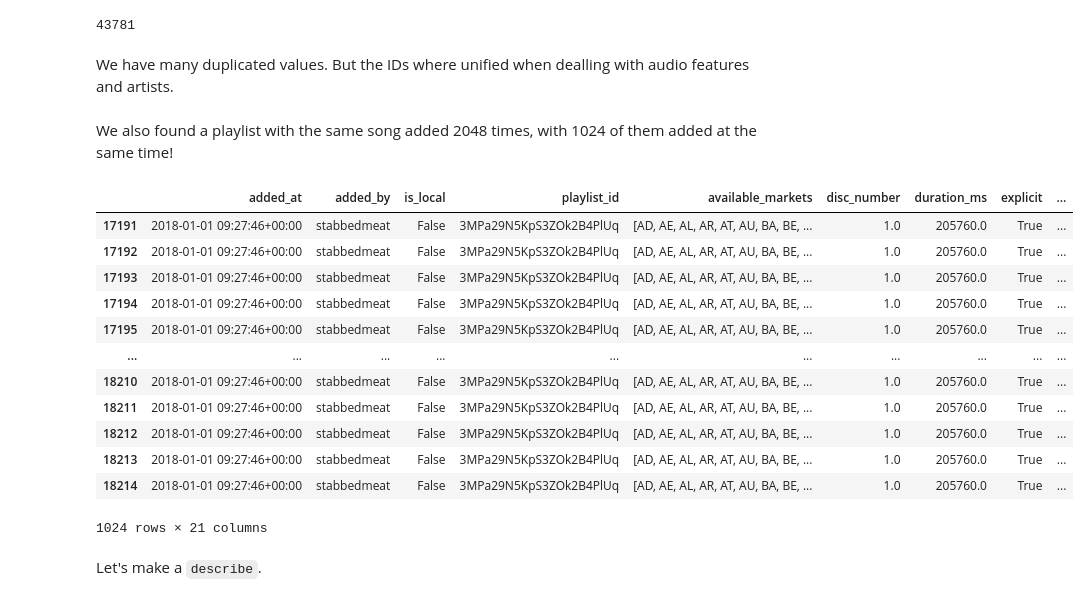
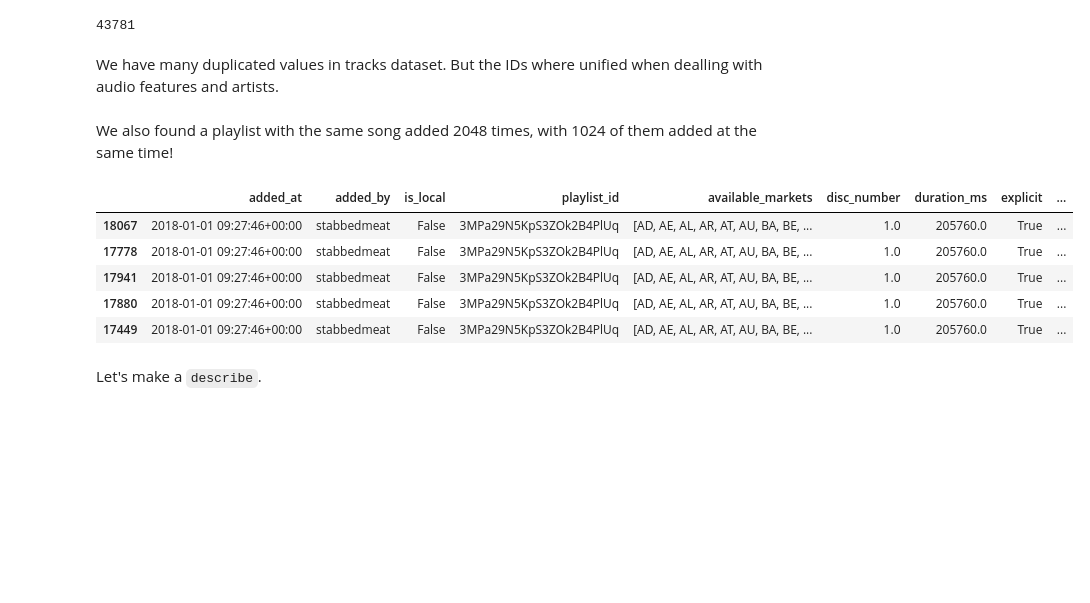
Before and after one commit to lucasresck/espotifai, a Jupyter notebook: notebooks/spotify_analysis.ipynb, the cells around one changed output. Saved outputs shown, nothing was run; the diff lists cells and outputs as text; code cells hidden in the pictures; blank space fills up the shorter version.

```diff
--- a/notebooks/spotify_analysis.ipynb
+++ b/notebooks/spotify_analysis.ipynb
@@ -224,25 +221,22 @@ print(duplicated)
 # %% [output]
 43781
 # %% [markdown]
-We have many duplicated values. But the IDs where unified when dealling with audio features and artists.
+We have many duplicated values in tracks dataset. But the IDs where unified when dealling with audio features and artists.
 # %% [markdown]
 We also found a playlist with the same song added 2048 times, with 1024 of them added at the same time!
 # %%
-tracks[(tracks.id == '3vllUzZChqpEaAat9brOYV') & (tracks.playlist_id == '3MPa29N5KpS3ZOk2B4PlUq') & (tracks.added_at == '2018-01-01 09:27:46+00:00')]
+tracks[
+    (tracks.id == '3vllUzZChqpEaAat9brOYV') &
+    (tracks.playlist_id == '3MPa29N5KpS3ZOk2B4PlUq') &
+    (tracks.added_at == '2018-01-01 09:27:46+00:00')
+].sample(5)
 # %% [output]
 |  | added_at | added_by | is_local | playlist_id | available_markets | disc_number | duration_ms | explicit | ... |
-| 17191 | 2018-01-01 09:27:46+00:00 | stabbedmeat | False | 3MPa29N5KpS3ZOk2B4PlUq | [AD, AE, AL, AR, AT, AU, BA, BE, ... | 1.0 | 205760.0 | True | ... |
-| 17192 | 2018-01-01 09:27:46+00:00 | stabbedmeat | False | 3MPa29N5KpS3ZOk2B4PlUq | [AD, AE, AL, AR, AT, AU, BA, BE, ... | 1.0 | 205760.0 | True | ... |
-| 17193 | 2018-01-01 09:27:46+00:00 | stabbedmeat | False | 3MPa29N5KpS3ZOk2B4PlUq | [AD, AE, AL, AR, AT, AU, BA, BE, ... | 1.0 | 205760.0 | True | ... |
-| 17194 | 2018-01-01 09:27:46+00:00 | stabbedmeat | False | 3MPa29N5KpS3ZOk2B4PlUq | [AD, AE, AL, AR, AT, AU, BA, BE, ... | 1.0 | 205760.0 | True | ... |
-| 17195 | 2018-01-01 09:27:46+00:00 | stabbedmeat | False | 3MPa29N5KpS3ZOk2B4PlUq | [AD, AE, AL, AR, AT, AU, BA, BE, ... | 1.0 | 205760.0 | True | ... |
-| ... | ... | ... | ... | ... | ... | ... | ... | ... | ... |
-| 18210 | 2018-01-01 09:27:46+00:00 | stabbedmeat | False | 3MPa29N5KpS3ZOk2B4PlUq | [AD, AE, AL, AR, AT, AU, BA, BE, ... | 1.0 | 205760.0 | True | ... |
-| 18211 | 2018-01-01 09:27:46+00:00 | stabbedmeat | False | 3MPa29N5KpS3ZOk2B4PlUq | [AD, AE, AL, AR, AT, AU, BA, BE, ... | 1.0 | 205760.0 | True | ... |
-| 18212 | 2018-01-01 09:27:46+00:00 | stabbedmeat | False | 3MPa29N5KpS3ZOk2B4PlUq | [AD, AE, AL, AR, AT, AU, BA, BE, ... | 1.0 | 205760.0 | True | ... |
-| 18213 | 2018-01-01 09:27:46+00:00 | stabbedmeat | False | 3MPa29N5KpS3ZOk2B4PlUq | [AD, AE, AL, AR, AT, AU, BA, BE, ... | 1.0 | 205760.0 | True | ... |
-| 18214 | 2018-01-01 09:27:46+00:00 | stabbedmeat | False | 3MPa29N5KpS3ZOk2B4PlUq | [AD, AE, AL, AR, AT, AU, BA, BE, ... | 1.0 | 205760.0 | True | ... |
+| 18067 | 2018-01-01 09:27:46+00:00 | stabbedmeat | False | 3MPa29N5KpS3ZOk2B4PlUq | [AD, AE, AL, AR, AT, AU, BA, BE, ... | 1.0 | 205760.0 | True | ... |
+| 17778 | 2018-01-01 09:27:46+00:00 | stabbedmeat | False | 3MPa29N5KpS3ZOk2B4PlUq | [AD, AE, AL, AR, AT, AU, BA, BE, ... | 1.0 | 205760.0 | True | ... |
+| 17941 | 2018-01-01 09:27:46+00:00 | stabbedmeat | False | 3MPa29N5KpS3ZOk2B4PlUq | [AD, AE, AL, AR, AT, AU, BA, BE, ... | 1.0 | 205760.0 | True | ... |
+| 17880 | 2018-01-01 09:27:46+00:00 | stabbedmeat | False | 3MPa29N5KpS3ZOk2B4PlUq | [AD, AE, AL, AR, AT, AU, BA, BE, ... | 1.0 | 205760.0 | True | ... |
+| 17449 | 2018-01-01 09:27:46+00:00 | stabbedmeat | False | 3MPa29N5KpS3ZOk2B4PlUq | [AD, AE, AL, AR, AT, AU, BA, BE, ... | 1.0 | 205760.0 | True | ... |
-1024 rows × 21 columns
 # %% [markdown]
 Let's make a `describe`.
 # %%
```
Also changed, not shown: parts of 35 cells of this notebook.
